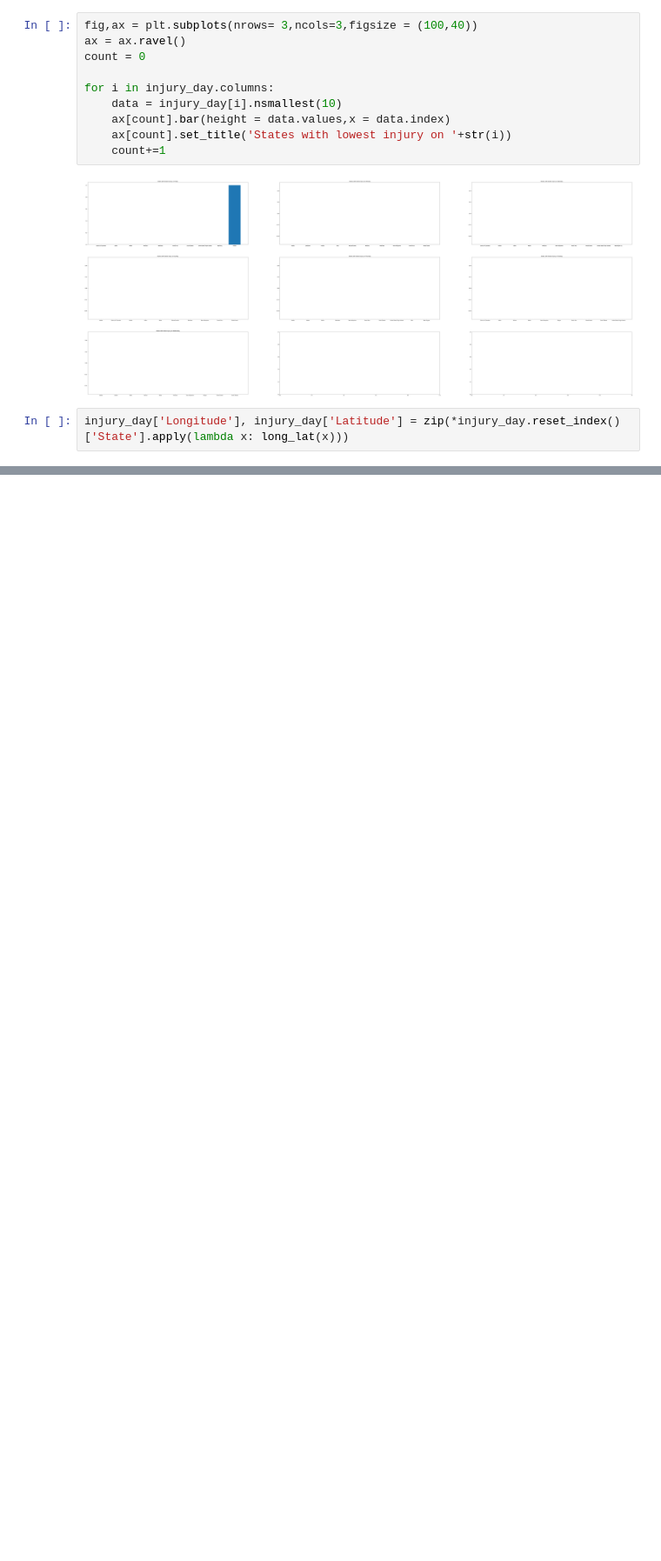
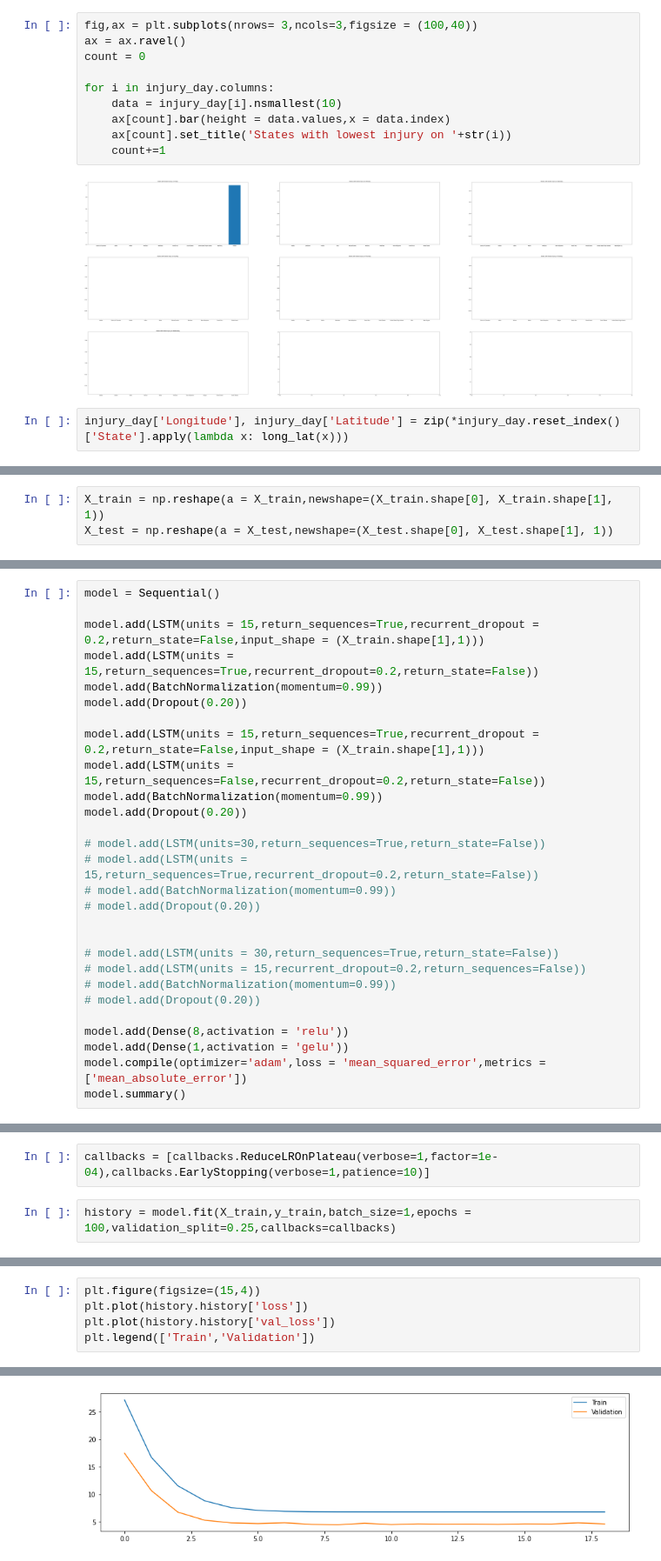
Before and after one commit to Shadowwalker10/usa_mass_shoot, a Jupyter notebook: mass-shooting-usa.ipynb, the cells around one changed output, grey strips where cells are left out. Shown at 87% size. Saved outputs shown, nothing was run; the diff lists cells and outputs as text; blank space fills up the shorter version.

Commit message:
Kaggle Notebook | mass_shooting_usa | timeseries-rnn-lstm

```diff
--- a/mass-shooting-usa.ipynb
+++ b/mass-shooting-usa.ipynb
@@ -717,0 +757,3 @@ m
+# %%
+X_train = np.reshape(a = X_train,newshape=(X_train.shape[0], X_train.shape[1], 1))
+X_test = np.reshape(a = X_test,newshape=(X_test.shape[0], X_test.shape[1], 1))
@@ -717,0 +770,28 @@ m
+# %%
+model = Sequential()
+
+model.add(LSTM(units = 15,return_sequences=True,recurrent_dropout = 0.2,return_state=False,input_shape = (X_train.shape[1],1)))
+model.add(LSTM(units = 15,return_sequences=True,recurrent_dropout=0.2,return_state=False))
+model.add(BatchNormalization(momentum=0.99))
+model.add(Dropout(0.20))
+
+model.add(LSTM(units = 15,return_sequences=True,recurrent_dropout = 0.2,return_state=False,input_shape = (X_train.shape[1],1)))
+model.add(LSTM(units = 15,return_sequences=False,recurrent_dropout=0.2,return_state=False))
+model.add(BatchNormalization(momentum=0.99))
+model.add(Dropout(0.20))
+
+# model.add(LSTM(units=30,return_sequences=True,return_state=False))
+# model.add(LSTM(units = 15,return_sequences=True,recurrent_dropout=0.2,return_state=False))
+# model.add(BatchNormalization(momentum=0.99))
+# model.add(Dropout(0.20))
+
+
+# model.add(LSTM(units = 30,return_sequences=True,return_state=False))
+# model.add(LSTM(units = 15,recurrent_dropout=0.2,return_sequences=False))
+# model.add(BatchNormalization(momentum=0.99))
+# model.add(Dropout(0.20))
+
+model.add(Dense(8,activation = 'relu'))
+model.add(Dense(1,activation = 'gelu'))
+model.compile(optimizer='adam',loss = 'mean_squared_error',metrics = ['mean_absolute_error'])
+model.summary()
@@ -717,0 +828,4 @@ m
+# %%
+callbacks = [callbacks.ReduceLROnPlateau(verbose=1,factor=1e-04),callbacks.EarlyStopping(verbose=1,patience=10)]
+# %%
+history = model.fit(X_train,y_train,batch_size=1,epochs = 100,validation_split=0.25,callbacks=callbacks)
@@ -717,0 +855,6 @@ m
+# %%
+plt.figure(figsize=(15,4))
+plt.plot(history.history['loss'])
+plt.plot(history.history['val_loss'])
+plt.legend(['Train','Validation'])
+# %% [output]
@@ -717,0 +862 @@ m
+[figure, added]
```
Also changed, not shown: parts of 20 cells of this notebook.
